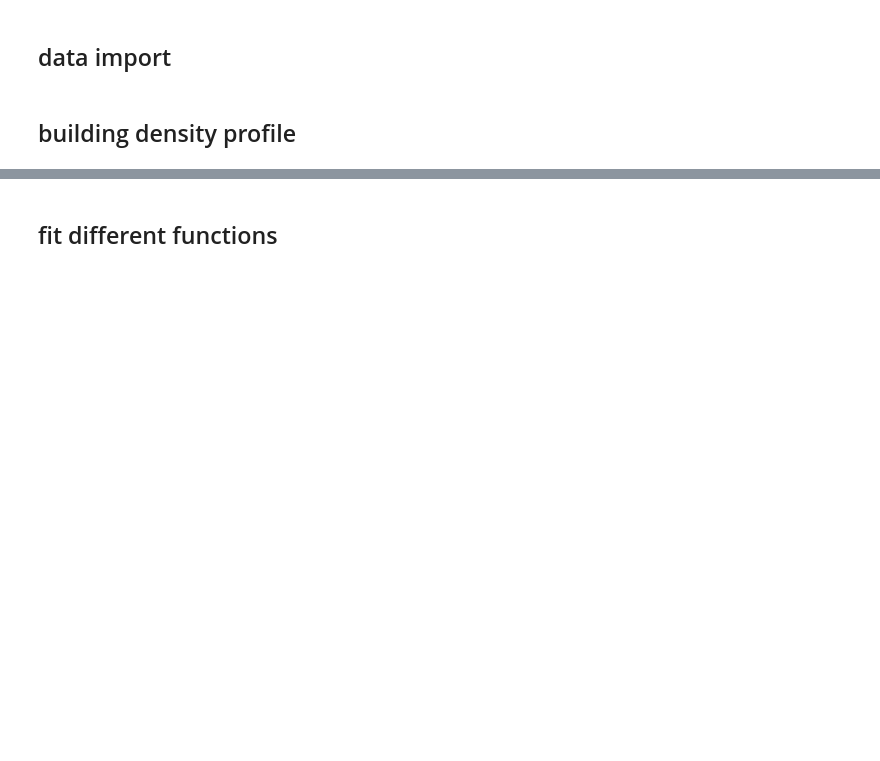
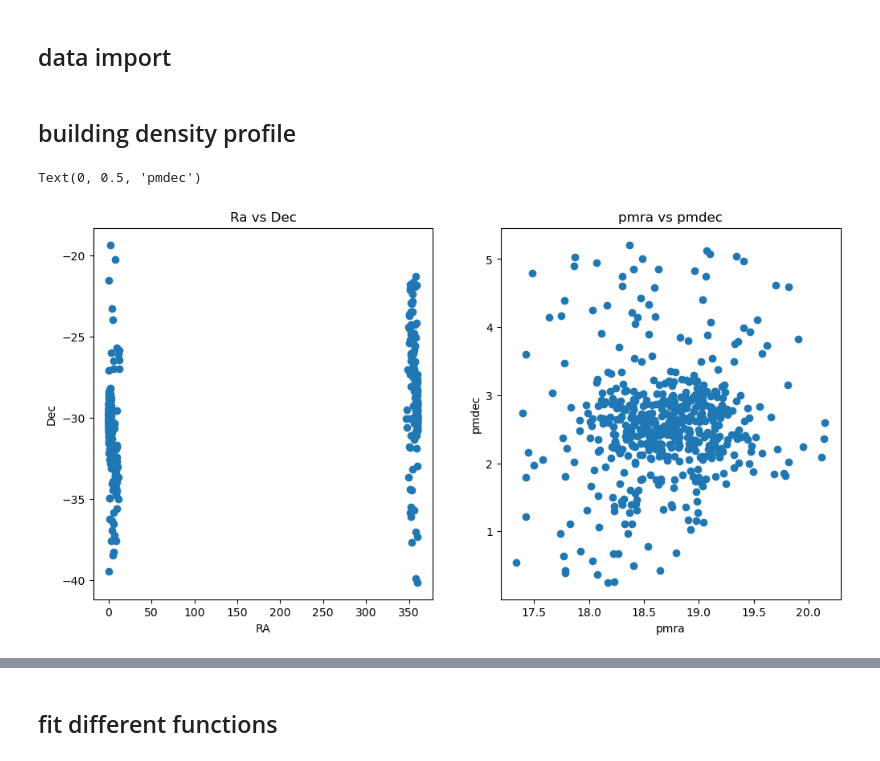
Before and after one commit to olgaborodina/be-open, a Jupyter notebook: main-project.ipynb, the cells around one changed output, grey strips where cells are left out. Saved outputs shown, nothing was run; the diff lists cells and outputs as text; code cells hidden in the pictures; blank space fills up the shorter version.

Commit message:
cluster_plots

```diff
--- a/main-project.ipynb
+++ b/main-project.ipynb
@@ -15,3 +24,20 @@ cluster = "Blanco_1"
 OC_df = VizOC.query_constraints(Cluster=cluster).values()[0].to_pandas()
 # %% [markdown]
 ## building density profile
+# %%
+fig, ax = plt.subplots(1,2,figsize=(12,6))
+
+ax[0].scatter(OC_df['RA_ICRS'],OC_df['DE_ICRS'],label='Blanco_1')
+ax[1].scatter(OC_df['pmRA'],OC_df['pmDE'],label='Blanco_1')
+
+ax[0].set_title('Ra vs Dec')
+ax[1].set_title('pmra vs pmdec')
+
+ax[0].set_xlabel('RA')
+ax[0].set_ylabel('Dec')
+
+ax[1].set_xlabel('pmra')
+ax[1].set_ylabel('pmdec')
+# %% [output]
+Text(0, 0.5, 'pmdec')
+[figure, added]
```
Also changed, not shown: parts of 5 cells of this notebook.
